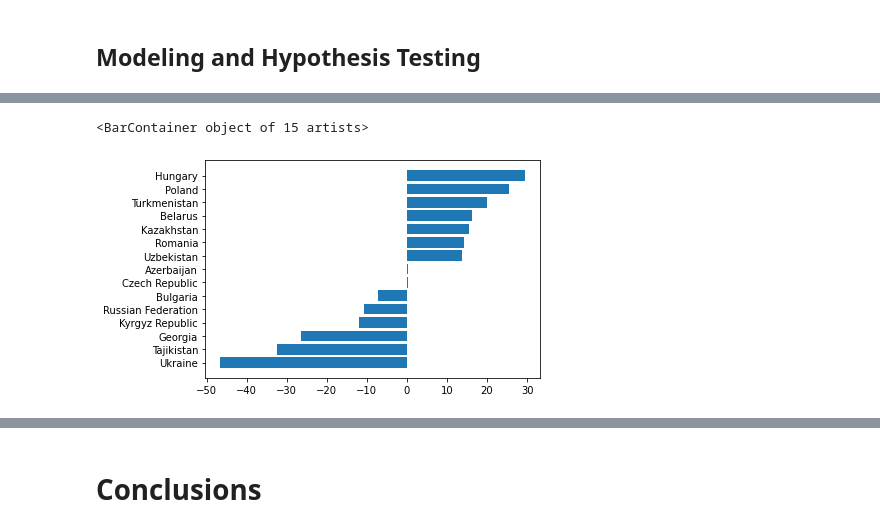
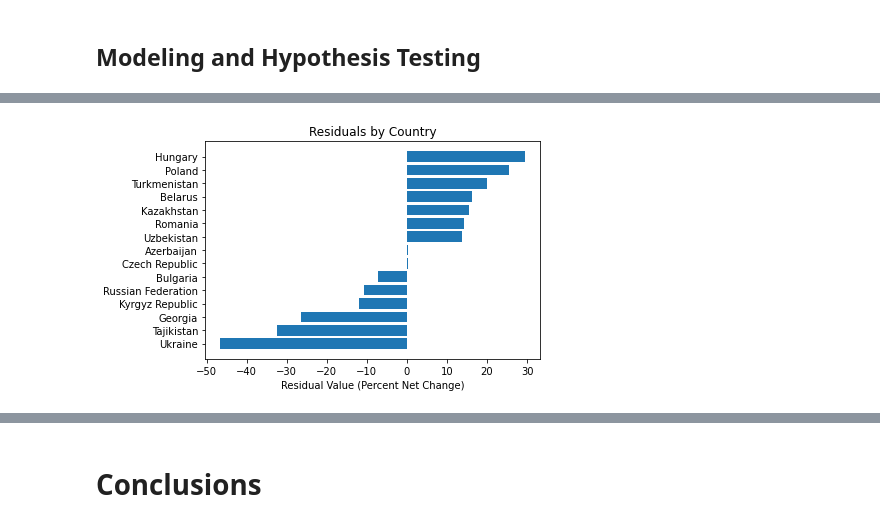
Before and after one commit to RedRussianBear/cmsc320-final, a Jupyter notebook: Predicting Economic Outcomes Following the Collapse of Communism.ipynb, the cells around one changed output, grey strips where cells are left out. Saved outputs shown, nothing was run; the diff lists cells and outputs as text; code cells hidden in the pictures.

```diff
--- a/Predicting Economic Outcomes Following the Collapse of Communism.ipynb
+++ b/Predicting Economic Outcomes Following the Collapse of Communism.ipynb
@@ -303,6 +299,11 @@ See the caveats in the documentation: https://pandas.pydata.org/pandas-docs/stab
 # %%
+# Sort countries by residual
 sortedish = gdppc_ppp.sort_values('Residuals')
+
+# Plot bars
 plt.barh(sortedish['Country Name'], sortedish['Residuals'])
+plt.title('Residuals by Country')
+plt.xlabel('Residual Value (Percent Net Change)')
+plt.show()
 # %% [output]
-<BarContainer object of 15 artists>
-[figure, old version]
+[figure, new version]
```
Also changed, not shown: parts of 24 cells of this notebook, 1 other file.
